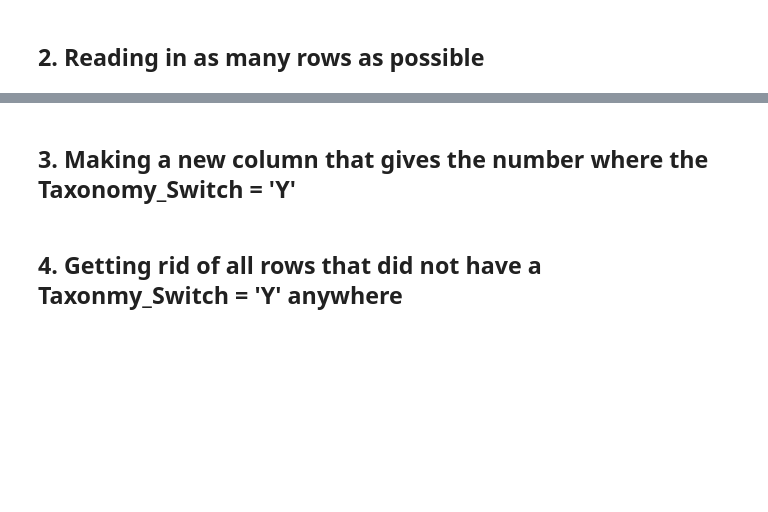
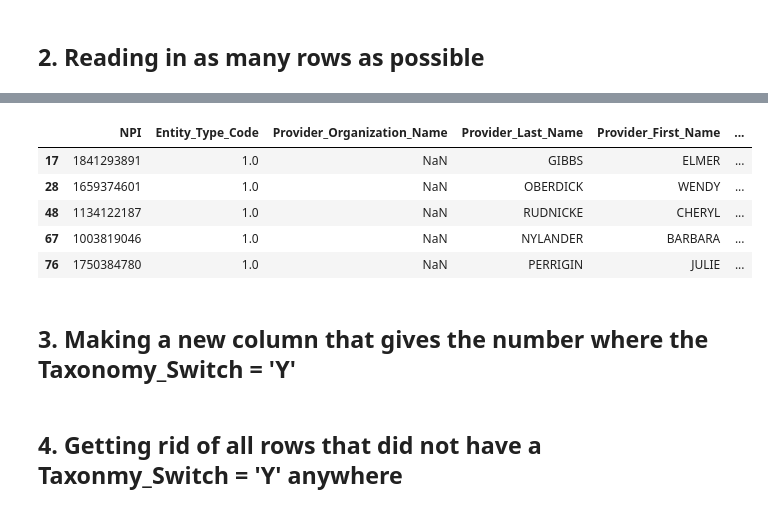
Before and after one commit to nss-data-science-cohort-4/hcbb_hop_team-saso, a Jupyter notebook: Cleaning_npidata_Taxonomy_Switch_Problem_Savannah.ipynb, the cells around one changed output, grey strips where cells are left out. Drawn from its saved outputs; the diff is of its cells as text; code cells hidden in the pictures; blank space fills up the shorter version.

```diff
--- a/Cleaning_npidata_Taxonomy_Switch_Problem_Savannah.ipynb
+++ b/Cleaning_npidata_Taxonomy_Switch_Problem_Savannah.ipynb
@@ -41,3 +80,40 @@ npidata.shape
+# %%
+npidata['Healthcare_Provider_Taxonomy_Code'] = npidata.apply(Get_Taxonomy_Code, axis = 1)
+# %%
+#getting rid of all that have no Switch Code = 'Y'
+npidata = npidata[npidata['Healthcare_Provider_Taxonomy_Code'] != -1 ]
+# %%
+#Subsetting for needed columns
+#choosing not to include middle name, Replacement NPI, and (EIN) b/c they are mostly NaN (Can add later if needed)
+npidata = npidata[['NPI','Entity Type Code','Provider Organization Name (Legal Business Name)',
+                   'Provider Last Name (Legal Name)','Provider First Name',
+                   'Provider First Line Business Practice Location Address',
+                   'Provider Second Line Business Practice Location Address',
+                   'Provider Business Practice Location Address City Name',
+                   'Provider Business Practice Location Address Postal Code',
+                   'Provider Credential Text','Provider Gender Code',
+                  'Healthcare_Provider_Taxonomy_Code']]
+# %%
+#Renaming Columns
+npidata = npidata.rename(columns = {"Entity Type Code": "Entity_Type_Code",
+                                    "Provider Organization Name (Legal Business Name)":"Provider_Organization_Name",
+                                   "Provider Last Name (Legal Name)":"Provider_Last_Name",
+                                   "Provider First Name":"Provider_First_Name",
+                                   "Provider Credential Text":"Provider_Credential_Text",
+                                   "Provider Gender Code":"Gender",
+                                   'Provider First Line Business Practice Location Address':'First_Line_Address',
+                                   'Provider Second Line Business Practice Location Address':'Second_Line_Address',
+                                   'Provider Business Practice Location Address City Name':'Address_City',
+                                   'Provider Business Practice Location Address Postal Code':'Address_Postal_Codes'})
+# %%
+npidata.head()
+# %% [output]
+|  | NPI | Entity_Type_Code | Provider_Organization_Name | Provider_Last_Name | Provider_First_Name | ... |
+| 17 | 1841293891 | 1.0 | NaN | GIBBS | ELMER | ... |
+| 28 | 1659374601 | 1.0 | NaN | OBERDICK | WENDY | ... |
+| 48 | 1134122187 | 1.0 | NaN | RUDNICKE | CHERYL | ... |
+| 67 | 1003819046 | 1.0 | NaN | NYLANDER | BARBARA | ... |
+| 76 | 1750384780 | 1.0 | NaN | PERRIGIN | JULIE | ... |
 # %% [markdown]
 ## 3. Making a new column that gives the number where the Taxonomy_Switch = 'Y'
 # %%
```
Also changed, not shown: parts of 8 cells of this notebook.
